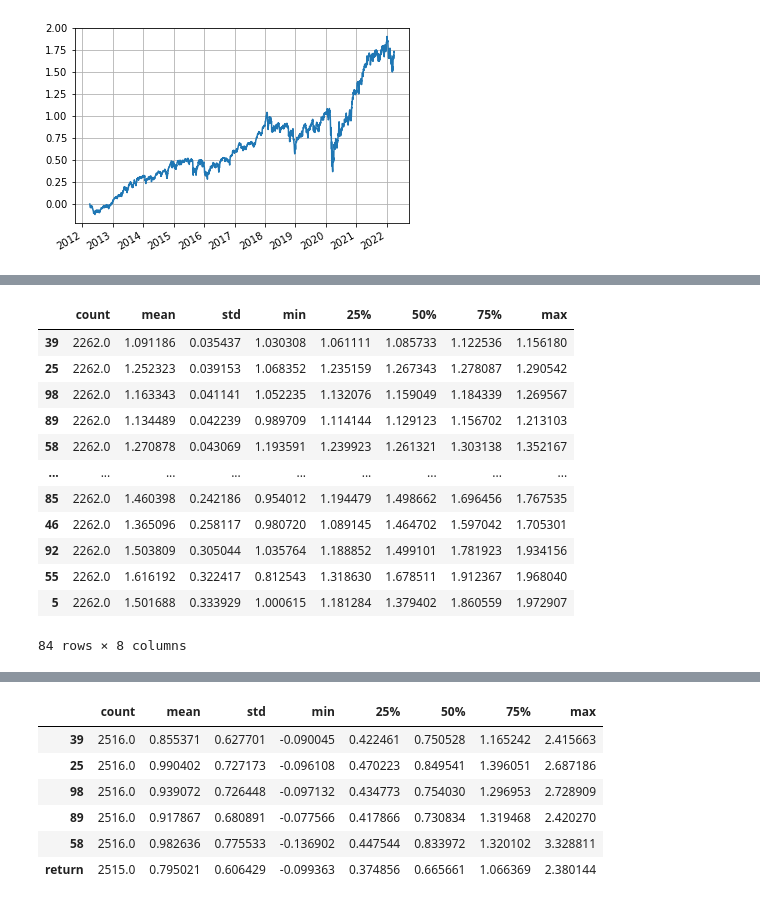
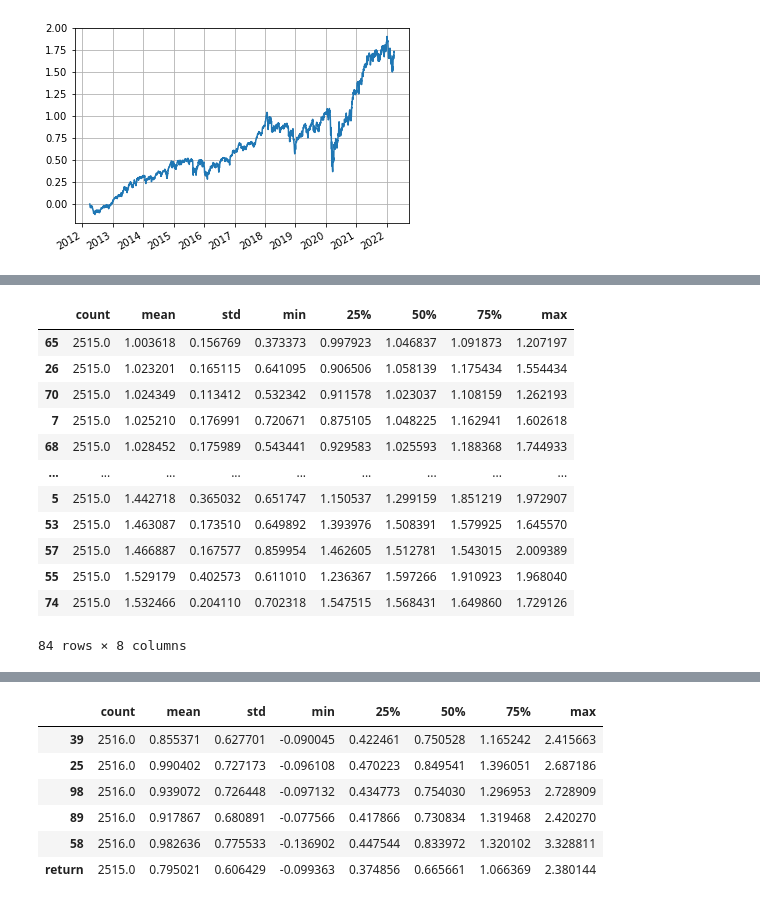
Before and after one commit to tanner-k/Investment-Portfolio-Prediction, a Jupyter notebook: notebooks/data_wrangling.ipynb, the cells around one changed output, grey strips where cells are left out. Drawn from its saved outputs; the diff is of its cells as text; code cells hidden in the pictures.

Commit message:
Reevaluated Beta function and changed it to be correct

```diff
--- a/notebooks/data_wrangling.ipynb
+++ b/notebooks/data_wrangling.ipynb
@@ -109,7 +109,7 @@ returns.describe()
 
 Using the S&P500 index returns as this is a common metric used for the market returns for analysis.
 # %%
-sp500 = pd.read_csv("data/SP500.csv", index_col=0)
+sp500 = pd.read_csv("../data/SP500.csv", index_col=0)
 
 sp500 = sp500.loc["2012-04":].replace(".", np.NaN).astype("float64")
 sp500 = sp500.dropna()
@@ -192,10 +192,11 @@ for i in portfolio_df.columns[:10]:
 [figure]
 # %%
 def B(dataframe):
-    cov = dataframe.cov()
     beta = pd.DataFrame()
-    for p in range(len(dataframe.columns)):
-        bet = pd.Series(cov.iloc[p,-1]/cov.iloc[-1,-1], name=p)
+    mr = dataframe.columns[-1]
+    for s in dataframe.columns:
+        cov = dataframe[[s, mr]].cov()
+        bet = pd.Series(cov.iloc[0,1]/cov.iloc[1,1], name=s)
         beta = pd.concat([beta, bet], axis=1)
     return beta
 # %%
@@ -203,14 +204,13 @@ def B(dataframe):
 market_return = sp500["return"]
 
 # # This cell takes forever to run so I will make a csv of the results
-p_df = pd.concat([portfolio_df, market_return], axis=1)
-b_df = pd.DataFrame()
+p_df = pd.concat([returns, market_return], axis=1)
+beta_df = pd.DataFrame()
 
 for i in p_df.index[1:]:
-    print(i)
     betas = B(p_df.loc[:i])
-    b_df = pd.concat([b_df, pd.DataFrame((betas))], axis=0)
-b_df.head()
+    beta_df = pd.concat([beta_df, pd.DataFrame((betas))], axis=0)
+beta_df.head()
 # %% [output]
 2012-04-03 00:00:00
 2012-04-04 00:00:00
@@ -252,0 +260,10 @@ b_df.describe()
+# %%
+portfolio_beta = pd.DataFrame()
+
+for i in range(len(portfolio_dict.values())):
+    portfolio = list(portfolio_dict.values())[i]
+    test_p = pd.Series(beta_df[portfolio].fillna(0).mean(axis=1), name=i)
+    portfolio_beta = pd.concat([portfolio_beta, test_p], axis=1)
+
+portfolio_beta.index = p_df.index[1:]
+portfolio_beta
@@ -253,18 +284,18 @@ b_df.describe()
 # %%
-b_df.iloc[253:].describe().T[b_df.describe().T["mean"]>1].sort_values("std")
+portfolio_beta.describe().T[portfolio_beta.describe().T["mean"]>1].sort_values("mean")
 # %% [output]
 |  | count | mean | std | min | 25% | 50% | 75% | max |
-| 39 | 2262.0 | 1.091186 | 0.035437 | 1.030308 | 1.061111 | 1.085733 | 1.122536 | 1.156180 |
-| 25 | 2262.0 | 1.252323 | 0.039153 | 1.068352 | 1.235159 | 1.267343 | 1.278087 | 1.290542 |
-| 98 | 2262.0 | 1.163343 | 0.041141 | 1.052235 | 1.132076 | 1.159049 | 1.184339 | 1.269567 |
-| 89 | 2262.0 | 1.134489 | 0.042239 | 0.989709 | 1.114144 | 1.129123 | 1.156702 | 1.213103 |
-| 58 | 2262.0 | 1.270878 | 0.043069 | 1.193591 | 1.239923 | 1.261321 | 1.303138 | 1.352167 |
+| 65 | 2515.0 | 1.003618 | 0.156769 | 0.373373 | 0.997923 | 1.046837 | 1.091873 | 1.207197 |
+| 26 | 2515.0 | 1.023201 | 0.165115 | 0.641095 | 0.906506 | 1.058139 | 1.175434 | 1.554434 |
+| 70 | 2515.0 | 1.024349 | 0.113412 | 0.532342 | 0.911578 | 1.023037 | 1.108159 | 1.262193 |
+| 7 | 2515.0 | 1.025210 | 0.176991 | 0.720671 | 0.875105 | 1.048225 | 1.162941 | 1.602618 |
+| 68 | 2515.0 | 1.028452 | 0.175989 | 0.543441 | 0.929583 | 1.025593 | 1.188368 | 1.744933 |
 | ... | ... | ... | ... | ... | ... | ... | ... | ... |
-| 85 | 2262.0 | 1.460398 | 0.242186 | 0.954012 | 1.194479 | 1.498662 | 1.696456 | 1.767535 |
-| 46 | 2262.0 | 1.365096 | 0.258117 | 0.980720 | 1.089145 | 1.464702 | 1.597042 | 1.705301 |
-| 92 | 2262.0 | 1.503809 | 0.305044 | 1.035764 | 1.188852 | 1.499101 | 1.781923 | 1.934156 |
-| 55 | 2262.0 | 1.616192 | 0.322417 | 0.812543 | 1.318630 | 1.678511 | 1.912367 | 1.968040 |
-| 5 | 2262.0 | 1.501688 | 0.333929 | 1.000615 | 1.181284 | 1.379402 | 1.860559 | 1.972907 |
+| 5 | 2515.0 | 1.442718 | 0.365032 | 0.651747 | 1.150537 | 1.299159 | 1.851219 | 1.972907 |
+| 53 | 2515.0 | 1.463087 | 0.173510 | 0.649892 | 1.393976 | 1.508391 | 1.579925 | 1.645570 |
+| 57 | 2515.0 | 1.466887 | 0.167577 | 0.859954 | 1.462605 | 1.512781 | 1.543015 | 2.009389 |
+| 55 | 2515.0 | 1.529179 | 0.402573 | 0.611010 | 1.236367 | 1.597266 | 1.910923 | 1.968040 |
+| 74 | 2515.0 | 1.532466 | 0.204110 | 0.702318 | 1.547515 | 1.568431 | 1.649860 | 1.729126 |
 84 rows × 8 columns
 # %%
 p_df.describe().T.sort_values("max")
```
Also changed, not shown: parts of 10 cells of this notebook.
